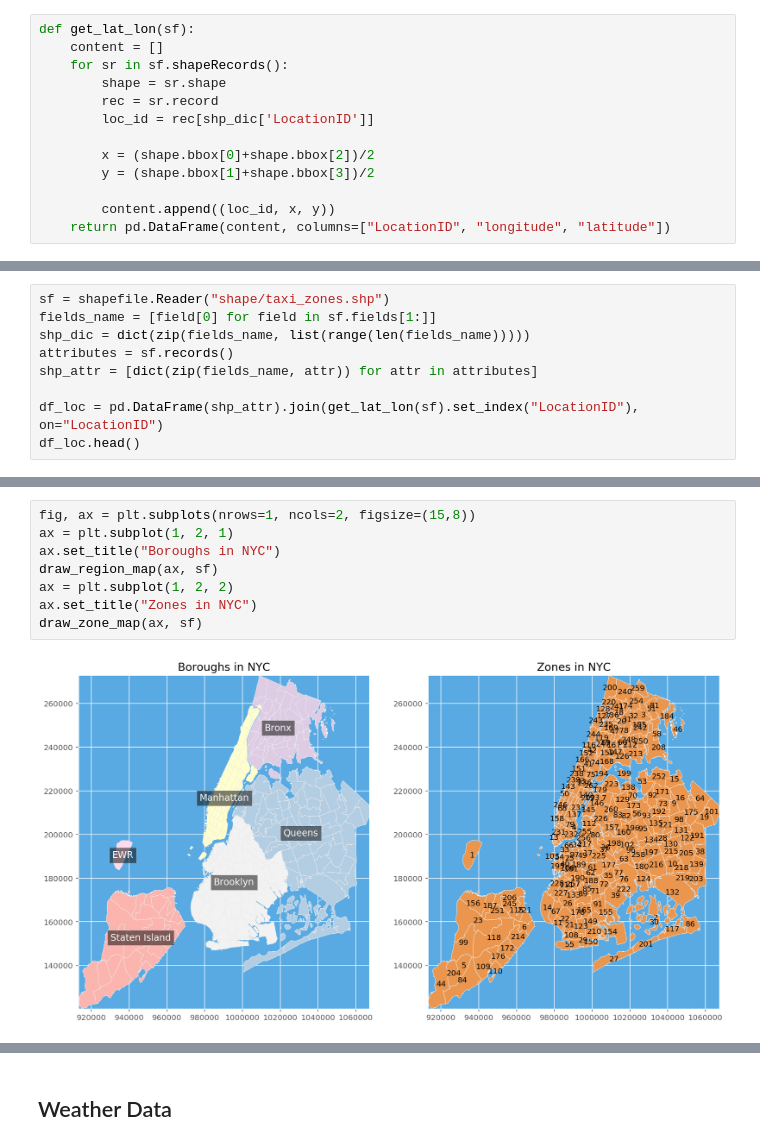
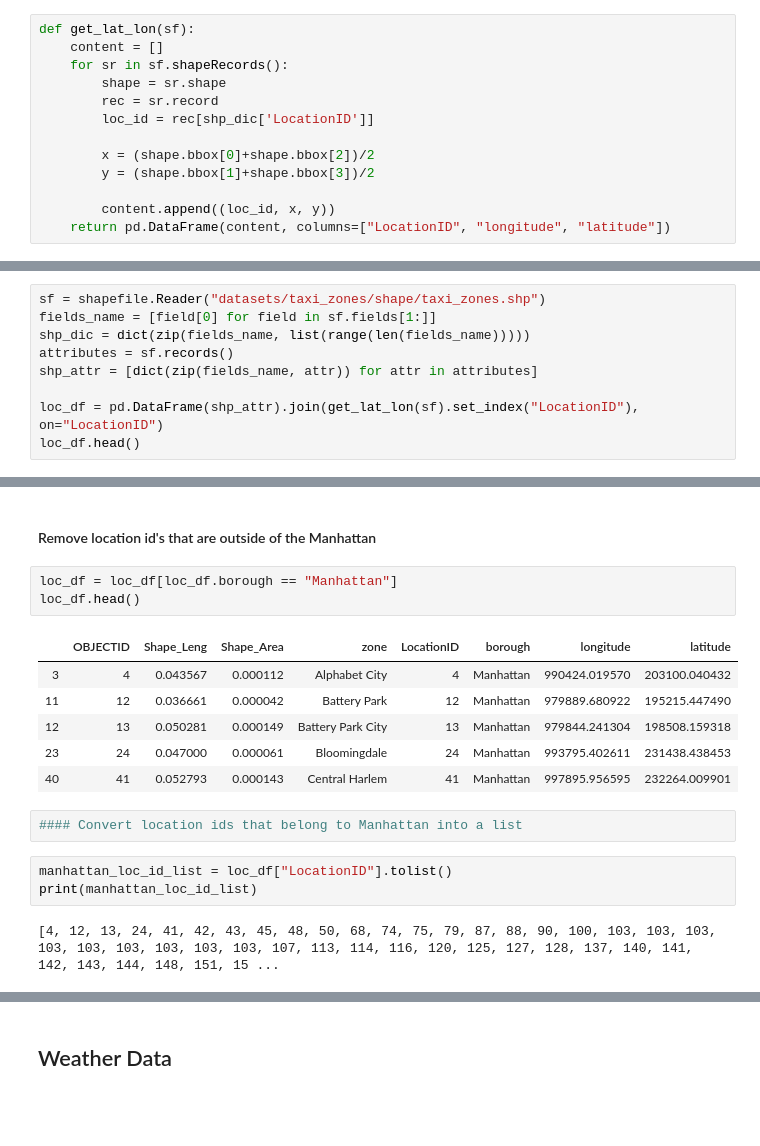
Before and after one commit to A5-015/nyc-taxi-data, a Jupyter notebook: nyc-taxi-data-analysis.ipynb, the cells around one changed output, grey strips where cells are left out. Drawn from its saved outputs; the diff is of its cells as text; blank space fills up the shorter version.

```diff
--- a/nyc-taxi-data-analysis.ipynb
+++ b/nyc-taxi-data-analysis.ipynb
@@ -82,12 +84,12 @@ def get_lat_lon(sf):
 # %%
-sf = shapefile.Reader("shape/taxi_zones.shp")
+sf = shapefile.Reader("datasets/taxi_zones/shape/taxi_zones.shp")
 fields_name = [field[0] for field in sf.fields[1:]]
 shp_dic = dict(zip(fields_name, list(range(len(fields_name)))))
 attributes = sf.records()
 shp_attr = [dict(zip(fields_name, attr)) for attr in attributes]
 
-df_loc = pd.DataFrame(shp_attr).join(get_lat_lon(sf).set_index("LocationID"), on="LocationID")
-df_loc.head()
+loc_df = pd.DataFrame(shp_attr).join(get_lat_lon(sf).set_index("LocationID"), on="LocationID")
+loc_df.head()
 # %% [output]
 |  | OBJECTID | Shape_Leng | Shape_Area | zone | LocationID | borough | longitude | latitude |
 | 0 | 1 | 0.116357 | 0.000782 | Newark Airport | 1 | EWR | 9.366817e+05 | 190522.130278 |
@@ -247,10 +100,19 @@ def draw_zone_map(ax, sf, heat={}, text=[], arrows=[]):
-# %%
-fig, ax = plt.subplots(nrows=1, ncols=2, figsize=(15,8))
-ax = plt.subplot(1, 2, 1)
-ax.set_title("Boroughs in NYC")
-draw_region_map(ax, sf)
-ax = plt.subplot(1, 2, 2)
-ax.set_title("Zones in NYC")
-draw_zone_map(ax, sf)
-# %% [output]
-[figure, removed]
+# %% [markdown]
+#### Remove location id's that are outside of the Manhattan
+# %%
+loc_df = loc_df[loc_df.borough == "Manhattan"]
+loc_df.head()
+# %% [output]
+|  | OBJECTID | Shape_Leng | Shape_Area | zone | LocationID | borough | longitude | latitude |
+| 3 | 4 | 0.043567 | 0.000112 | Alphabet City | 4 | Manhattan | 990424.019570 | 203100.040432 |
+| 11 | 12 | 0.036661 | 0.000042 | Battery Park | 12 | Manhattan | 979889.680922 | 195215.447490 |
+| 12 | 13 | 0.050281 | 0.000149 | Battery Park City | 13 | Manhattan | 979844.241304 | 198508.159318 |
+| 23 | 24 | 0.047000 | 0.000061 | Bloomingdale | 24 | Manhattan | 993795.402611 | 231438.438453 |
+| 40 | 41 | 0.052793 | 0.000143 | Central Harlem | 41 | Manhattan | 997895.956595 | 232264.009901 |
+# %%
+#### Convert location ids that belong to Manhattan into a list
+# %%
+manhattan_loc_id_list = loc_df["LocationID"].tolist()
+print(manhattan_loc_id_list)
+# %% [output]
+[4, 12, 13, 24, 41, 42, 43, 45, 48, 50, 68, 74, 75, 79, 87, 88, 90, 100, 103, 103, 103, 103, 103, 103, 103, 103, 103, 107, 113, 114, 116, 120, 125, 127, 128, 137, 140, 141, 142, 143, 144, 148, 151, 15 ...
```
Also changed, not shown: parts of 30 cells of this notebook.
